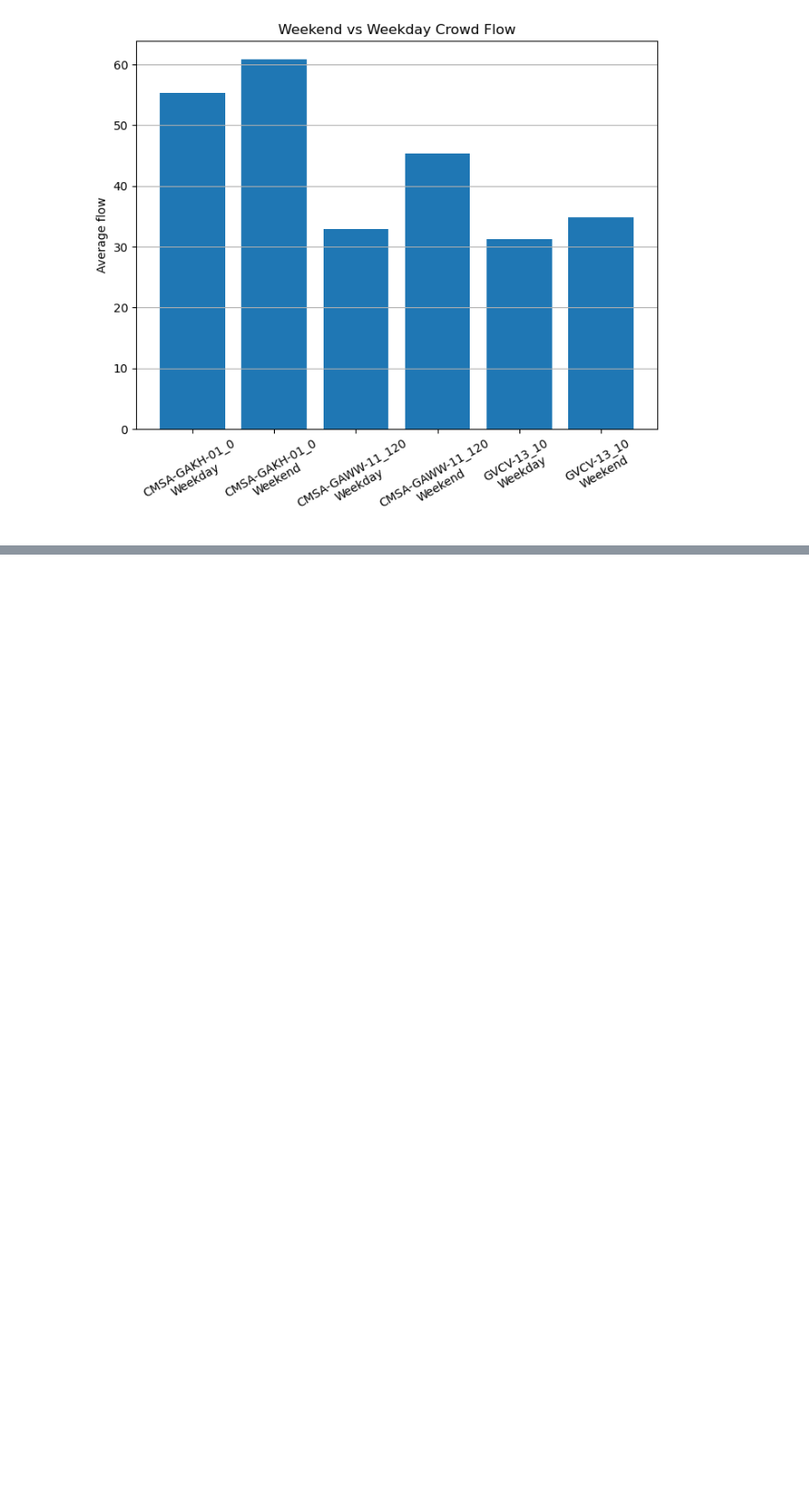
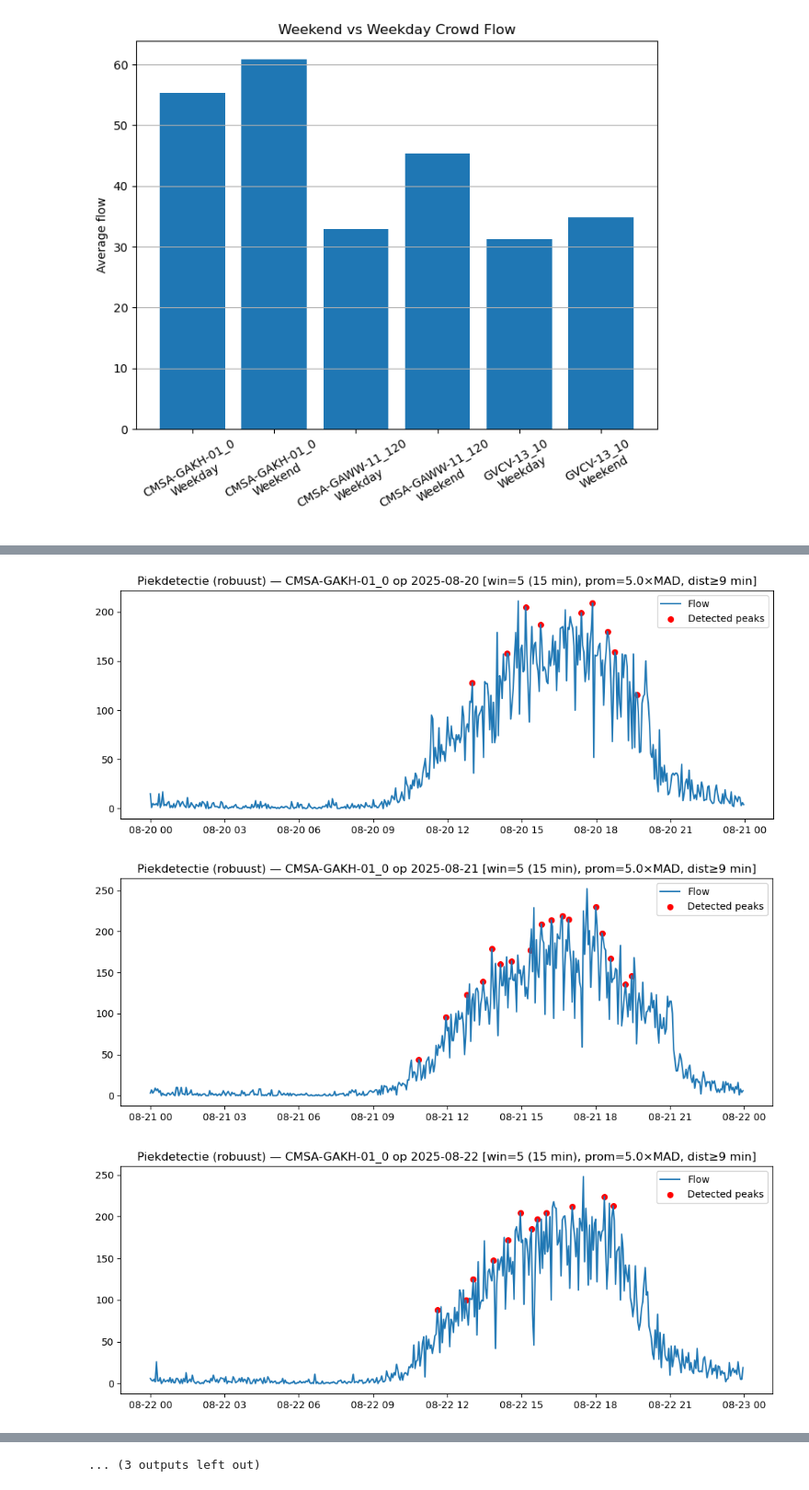
Before and after one commit to jipposteenstra/group22, a Jupyter notebook: project_template.ipynb, the cells around one changed output, grey strips where cells are left out. Shown at 92% size. Drawn from its saved outputs; the diff is of its cells as text; code cells hidden in the pictures; blank space fills up the shorter version.

```diff
--- a/project_template.ipynb
+++ b/project_template.ipynb
@@ -121,0 +173,72 @@ plt.show()
+# %%
+# === Kies je 3 sensoren hier ===
+SENSORS = ["CMSA-GAKH-01_0", "CMSA-GAWW-11_120", "GVCV-13_10"]
+
+# Zorg dat timestamp goed staat
+df["timestamp"] = pd.to_datetime(df["timestamp"])
+df = df.sort_values("timestamp")
+
+# === TUNEBARE PARAMS ===
+SAMPLE_MIN   = 3          # 3-min data
+SMOOTH_WIN   = 5          # rolling-median venster (5*3 = 15 min)
+PROM_MAD     = 5.0        # piek-prominence drempel = PROM_MAD * MAD
+MIN_DIST     = 3          # minimale afstand tussen pieken in samples (6*3 = 18 min)
+MIN_WIDTH    = 2          # minimale piekbreedte in samples
+ABS_FLOOR    = 15         # absolute extra drempel boven baseline
+ABS_MAD_MULT = 2.0        # extra MAD-drempel boven baseline
+
+def robust_peaks(y: pd.Series):
+    # 1) robuuste baseline en residu
+    baseline = y.rolling(SMOOTH_WIN, center=True, min_periods=1).median()
+    resid = y - baseline
+
+    # 2) MAD (robuuste schaal)
+    mad = 1.4826 * np.median(np.abs(resid - np.median(resid)))
+    mad = max(mad, 1.0)  # ondergrens
+
+    # 3) detecteer pieken op residu
+    peaks, props = find_peaks(
+        resid.values,
+        prominence=PROM_MAD * mad,
+        distance=MIN_DIST,
+        width=MIN_WIDTH
+    )
+
+    # 4) extra absolute hoogtecheck
+    keep = y.iloc[peaks].values > (baseline.iloc[peaks].values + max(ABS_FLOOR, ABS_MAD_MULT*mad))
+    peaks = peaks[keep]
+    return peaks, baseline, resid, mad
+
+# === Plot per sensor en per dag ===
+all_days = df["timestamp"].dt.date.unique()
+
+for sensor in SENSORS:
+    y = df[sensor].astype(float)
+    peaks, baseline, resid, mad = robust_peaks(y)
+
+    # precompute tijdindex → snel filteren per dag
+    peak_idx = set(peaks.tolist())
+
+    for day in all_days:
+        mask = df["timestamp"].dt.date == day
+        if not mask.any():
+            continue
+
+        idx = np.where(mask)[0]
+        day_peaks_idx = sorted(list(set(idx).intersection(peak_idx)))
+
+        plt.figure(figsize=(10,4))
+        plt.plot(df.loc[mask, "timestamp"], y[mask], label="Flow")
+        if day_peaks_idx:
+            plt.scatter(df.iloc[day_peaks_idx]["timestamp"], y.iloc[day_peaks_idx],
+                        s=30, color="red", label="Detected peaks")
+        plt.title(f"Piekdetectie (robuust) — {sensor} op {day} "
+                  f"[win={SMOOTH_WIN} ({SMOOTH_WIN*SAMPLE_MIN} min), "
+                  f"prom={PROM_MAD}×MAD, dist≥{MIN_DIST*SAMPLE_MIN} min]")
+        plt.legend()
+        plt.tight_layout()
+        plt.show()
+# %% [output]
+[figure, added]
+[figure, added]
+[figure, added]
@@ -121,0 +254 @@ plt.show()
+... (3 outputs left out)
```
Also changed, not shown: parts of 10 cells of this notebook.
